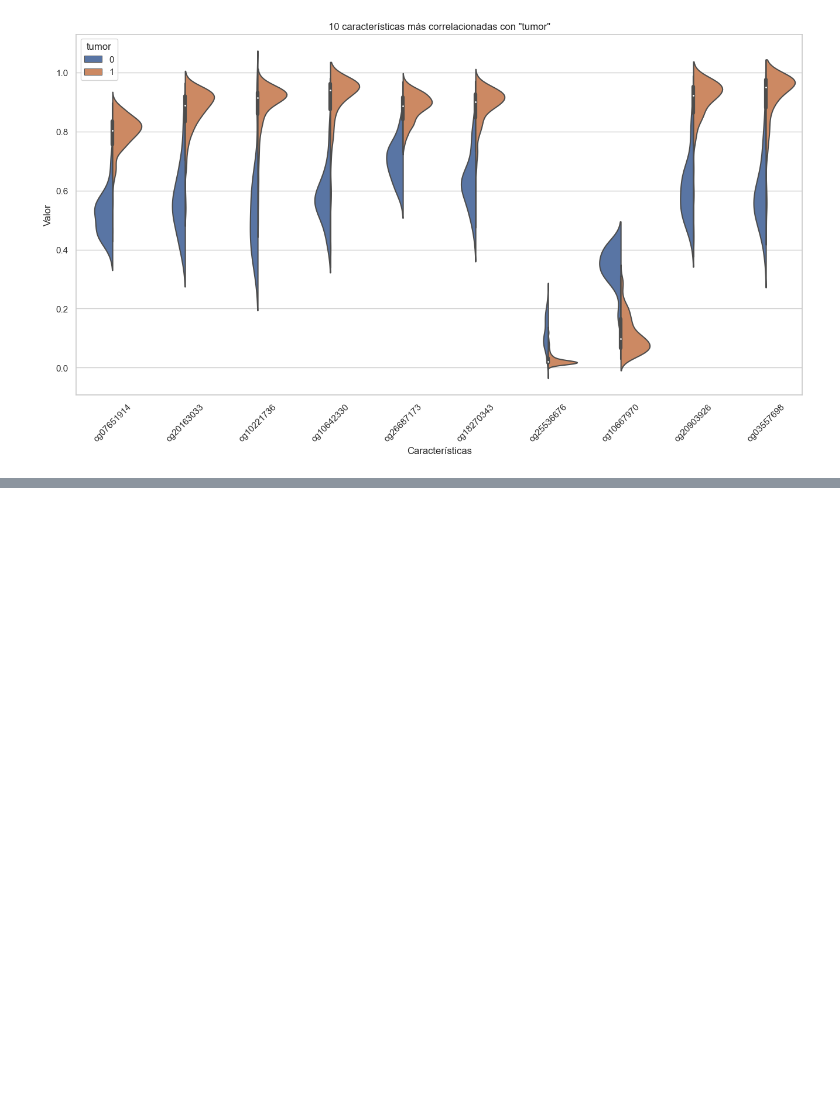
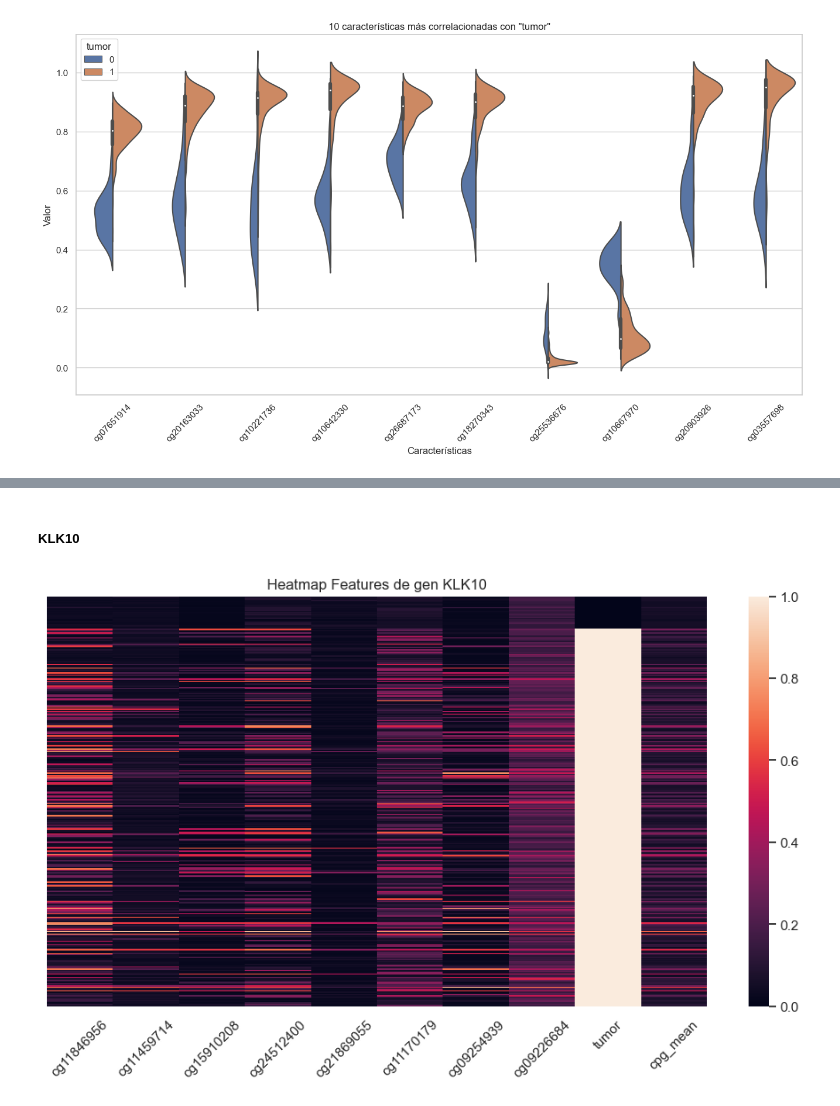
Before and after one commit to G-Urrea/Proyecto_Metilacion_ADN, a Jupyter notebook: notebooks/02-exploration_cpg.ipynb, the cells around one changed output, grey strips where cells are left out. Drawn from its saved outputs; the diff is of its cells as text; code cells hidden in the pictures; blank space fills up the shorter version.

```diff
--- a/notebooks/02-exploration_cpg.ipynb
+++ b/notebooks/02-exploration_cpg.ipynb
@@ -141,0 +220,7 @@ violin_plot(data_melted, 'Feature', 'Value', 'tumor', '10 características más
+# %% [markdown]
+##### KLK10
+# %%
+df_klk10 = top_3_df[2].sort_values(by='tumor')
+heatmap_gene(df_klk10, 'KLK10')
+# %% [output]
+[figure, added]
```
Also changed, not shown: parts of 24 cells of this notebook.
